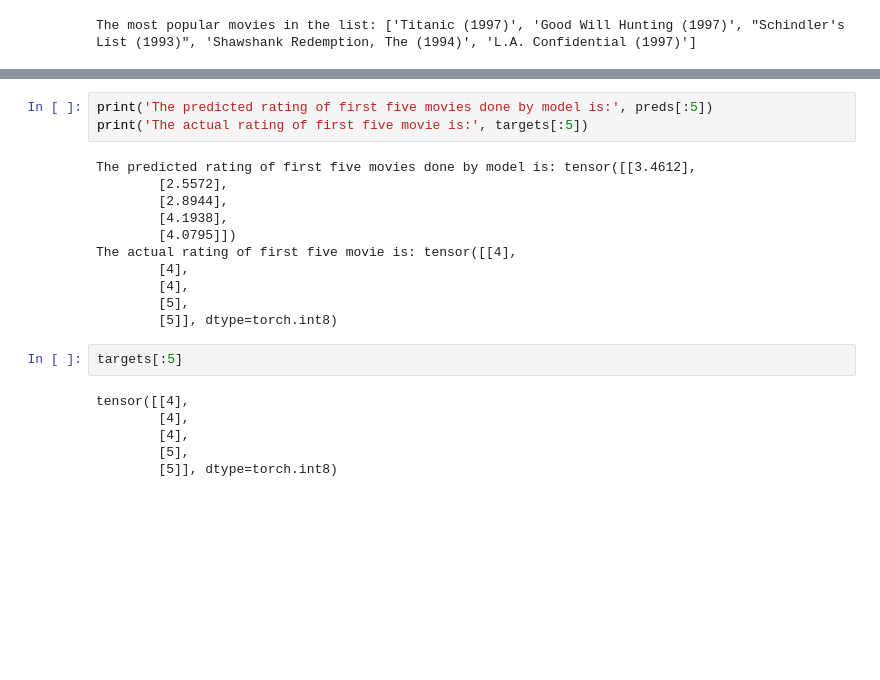
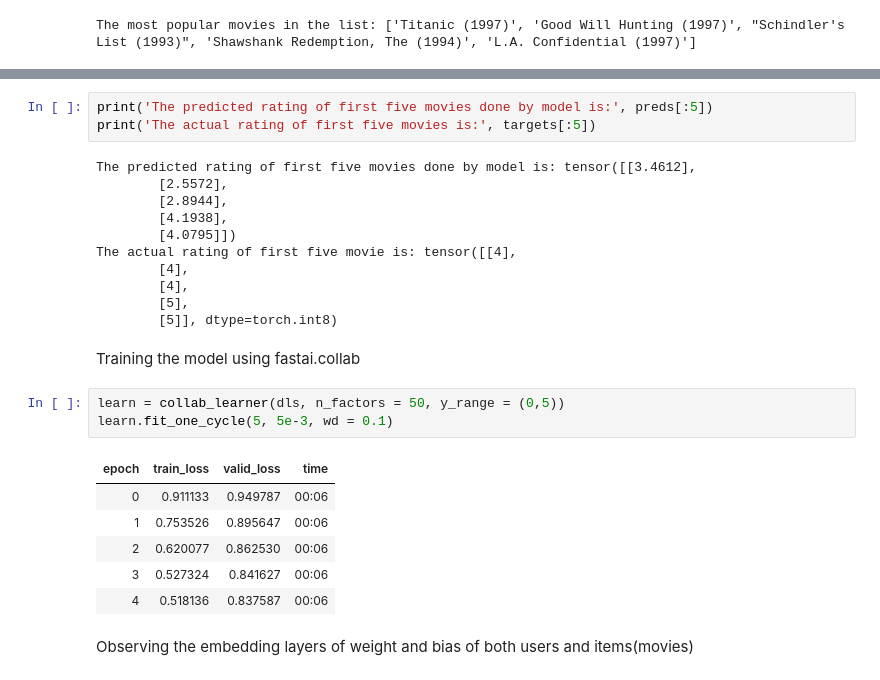
Before and after one commit to AsokTamang/collaborative_filtering, a Jupyter notebook: collab-filter.ipynb, the cells around one changed output, grey strips where cells are left out. Cells and saved outputs as stored; diff of their text form; blank space fills up the shorter version.

Commit message:
trained the model using collab_learner

```diff
--- a/collab-filter.ipynb
+++ b/collab-filter.ipynb
@@ -246,7 +246,7 @@ preds, targets = learn.get_preds()
 [interactive output not drawn]
 # %%
 print('The predicted rating of first five movies done by model is:', preds[:5])
-print('The actual rating of first five movie is:', targets[:5])
+print('The actual rating of first five movies is:', targets[:5])
 # %% [output]
 The predicted rating of first five movies done by model is: tensor([[3.4612],
         [2.5572],
@@ -258,11 +258,17 @@ The actual rating of first five movie is: tensor([[4],
         [4],
         [5],
         [5]], dtype=torch.int8)
-# %%
-targets[:5]
-# %% [output]
-tensor([[4],
-        [4],
-        [4],
-        [5],
-        [5]], dtype=torch.int8)
+# %% [markdown]
+Training the model using fastai.collab
+# %%
+learn = collab_learner(dls, n_factors = 50, y_range = (0,5))
+learn.fit_one_cycle(5, 5e-3, wd = 0.1)
+# %% [output]
+| epoch | train_loss | valid_loss | time |
+| 0 | 0.911133 | 0.949787 | 00:06 |
+| 1 | 0.753526 | 0.895647 | 00:06 |
+| 2 | 0.620077 | 0.862530 | 00:06 |
+| 3 | 0.527324 | 0.841627 | 00:06 |
+| 4 | 0.518136 | 0.837587 | 00:06 |
+# %% [markdown]
+Observing the embedding layers of weight and bias of both users and items(movies)
```
Also changed, not shown: parts of 1 cell of this notebook.
